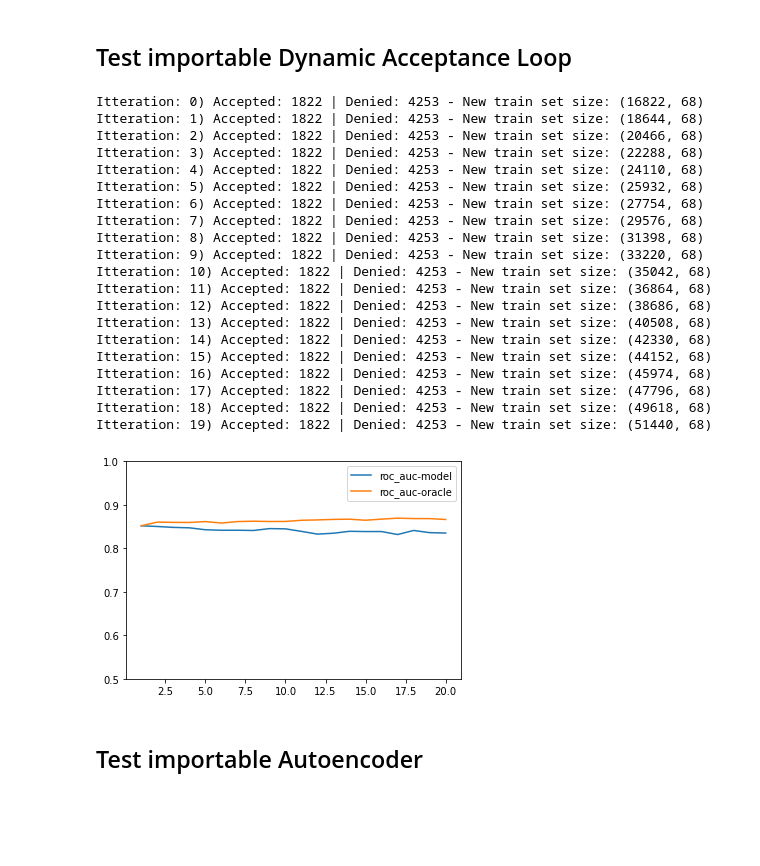
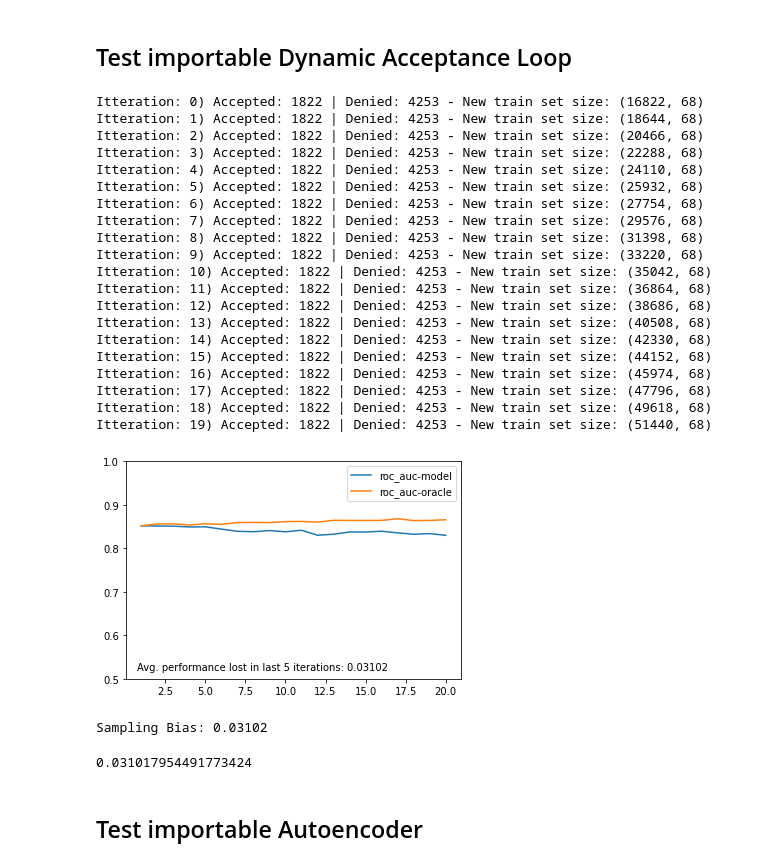
Before and after one commit to lukasvoege/reject-infer-autoencoder, a Jupyter notebook: notebooks/playground.ipynb, the cells around one changed output. Drawn from its saved outputs; the diff is of its cells as text; code cells hidden in the pictures; blank space fills up the shorter version.

```diff
--- a/notebooks/playground.ipynb
+++ b/notebooks/playground.ipynb
@@ -24,7 +26,7 @@ n_years = 20
 
 model = lgbm.LGBMClassifier() # DecisionTreeClassifier(min_samples_leaf=40) LogisticRegression(max_iter=400)
 
-sim = dal.Simulate_acceptance_loop("gmsc.csv", model, 0.1, 0.1, n_years, enc_features=False)#, rej_inf=rinf.EMsemisupervised)
+sim = dal.Simulate_acceptance_loop("gmsc.csv", model, 0.1, 0.1, n_years, enc_features=False, rej_inf=None)#rinf.EMsemisupervised)
 results_generator = sim.run()
 
 metrics = None
@@ -32,37 +34,49 @@ for iteration in results_generator:
     print(f'Itteration: {iteration[0]}) Accepted: {iteration[1].count(True)} | Denied: {iteration[1].count(False)} - New train set size: {iteration[2]}')
     metrics = iteration[3]
 
+last_n_years = 5
+bias = h.measure_bias(metrics["oracle"]["holdout"]['roc_auc'], metrics["model"]["holdout"]['roc_auc'], last_n_years)
+
 x = range(1, n_years + 1)
 plt.plot(x, metrics["model"]["holdout"]['roc_auc'], label = 'roc_auc-model')
 plt.plot(x, metrics["oracle"]["holdout"]['roc_auc'], label = 'roc_auc-oracle')
 #plt.plot(x, results["holdout"]['precision'], label = 'precision')
 #plt.plot(x, results["holdout"]['f1'], label = 'f1')
 #plt.plot(x, results["holdout"]['accuracy'], label = 'accuracy')
+plt.text(0.75, 0.52, f'Avg. performance lost in last {last_n_years} iterations: {round(bias, 5)}')
 plt.legend()
 plt.ylim([0.5, 1.0])
 plt.show()
+
+
+print(f'Sampling Bias: {round(bias, 5)}')
 # %% [output]
 Itteration: 0) Accepted: 1822 | Denied: 4253 - New train set size: (16822, 68)
 Itteration: 1) Accepted: 1822 | Denied: 4253 - New train set size: (18644, 68)
 Itteration: 2) Accepted: 1822 | Denied: 4253 - New train set size: (20466, 68)
 Itteration: 3) Accepted: 1822 | Denied: 4253 - New train set size: (22288, 68)
 Itteration: 4) Accepted: 1822 | Denied: 4253 - New train set size: (24110, 68)
 Itteration: 5) Accepted: 1822 | Denied: 4253 - New train set size: (25932, 68)
 Itteration: 6) Accepted: 1822 | Denied: 4253 - New train set size: (27754, 68)
 Itteration: 7) Accepted: 1822 | Denied: 4253 - New train set size: (29576, 68)
 Itteration: 8) Accepted: 1822 | Denied: 4253 - New train set size: (31398, 68)
 Itteration: 9) Accepted: 1822 | Denied: 4253 - New train set size: (33220, 68)
 Itteration: 10) Accepted: 1822 | Denied: 4253 - New train set size: (35042, 68)
 Itteration: 11) Accepted: 1822 | Denied: 4253 - New train set size: (36864, 68)
 Itteration: 12) Accepted: 1822 | Denied: 4253 - New train set size: (38686, 68)
 Itteration: 13) Accepted: 1822 | Denied: 4253 - New train set size: (40508, 68)
 Itteration: 14) Accepted: 1822 | Denied: 4253 - New train set size: (42330, 68)
 Itteration: 15) Accepted: 1822 | Denied: 4253 - New train set size: (44152, 68)
 Itteration: 16) Accepted: 1822 | Denied: 4253 - New train set size: (45974, 68)
 Itteration: 17) Accepted: 1822 | Denied: 4253 - New train set size: (47796, 68)
 Itteration: 18) Accepted: 1822 | Denied: 4253 - New train set size: (49618, 68)
 Itteration: 19) Accepted: 1822 | Denied: 4253 - New train set size: (51440, 68)
-[figure, old version]
+[figure, new version]
+Sampling Bias: 0.03102
+# %%
+print(h.measure_bias(metrics["oracle"]["holdout"]['roc_auc'], metrics["model"]["holdout"]['roc_auc'], last_n_years))
+# %% [output]
+0.031017954491773424
 # %% [markdown]
 ## Test importable Autoencoder
 # %%
```
Also changed, not shown: parts of 3 cells of this notebook, 2 other files.
